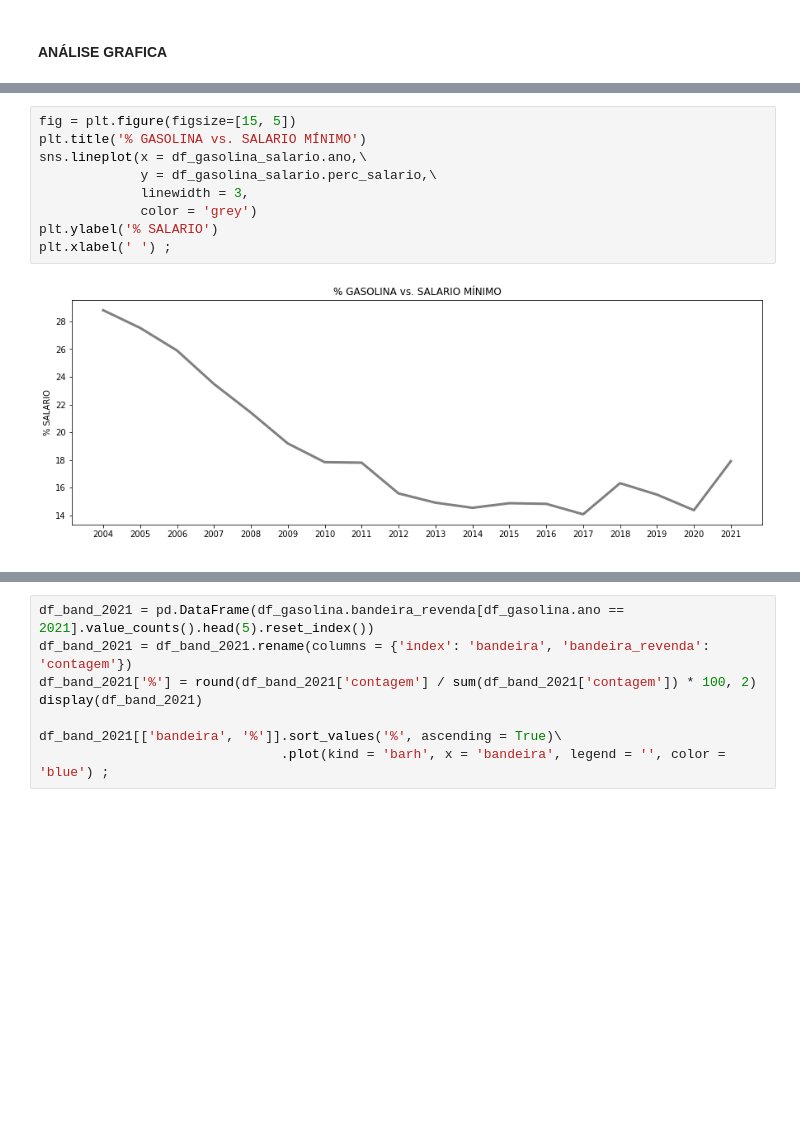
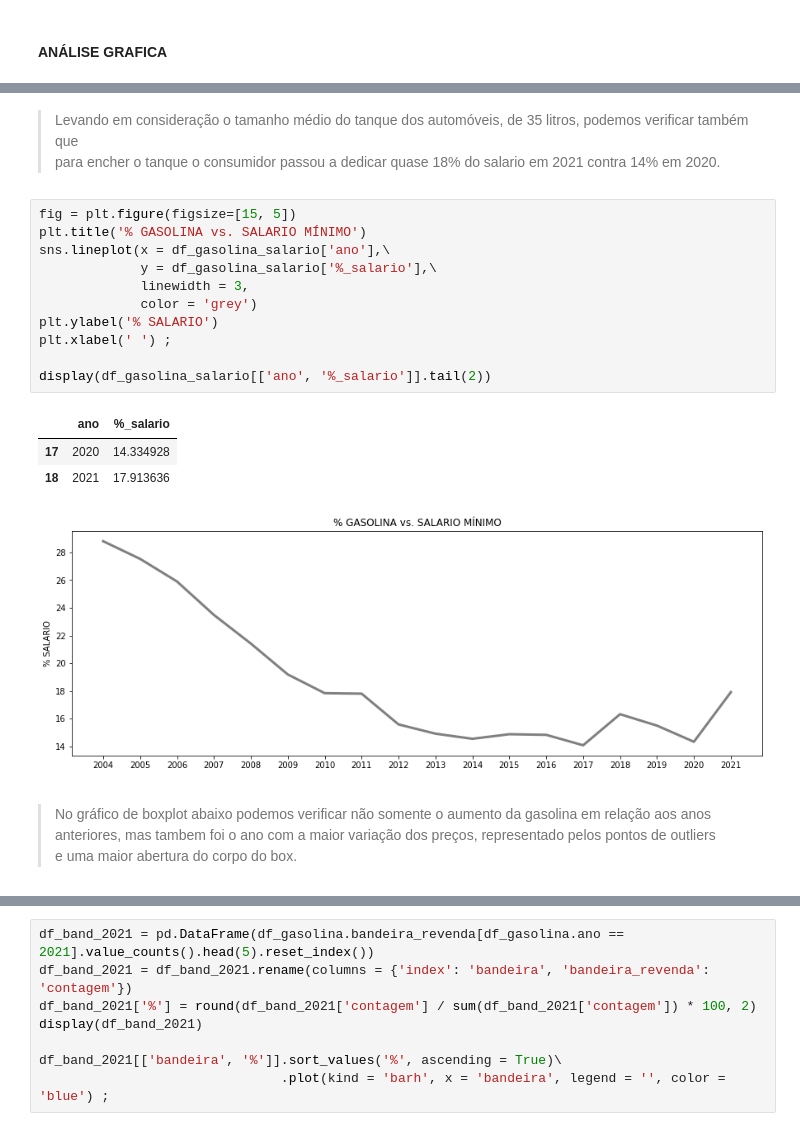
Before and after one commit to MaykeSilva/variacaoHistoricaGasolina, a Jupyter notebook: hitPrecoCombustivel.ipynb, the cells around one changed output, grey strips where cells are left out. Cells and saved outputs as stored; diff of their text form; blank space fills up the shorter version.

```diff
--- a/hitPrecoCombustivel.ipynb
+++ b/hitPrecoCombustivel.ipynb
@@ -219,14 +247,26 @@ plt.xlabel(' ') ;
+# %% [markdown]
+> Levando em consideração o tamanho médio do tanque dos automóveis, de 35 litros, podemos verificar também que <br/>
+> para encher o tanque o consumidor passou a dedicar quase 18% do salario em 2021 contra 14% em 2020.
 # %%
 fig = plt.figure(figsize=[15, 5])
 plt.title('% GASOLINA vs. SALARIO MÍNIMO')
-sns.lineplot(x = df_gasolina_salario.ano,\
-             y = df_gasolina_salario.perc_salario,\
+sns.lineplot(x = df_gasolina_salario['ano'],\
+             y = df_gasolina_salario['%_salario'],\
              linewidth = 3,
              color = 'grey')
 plt.ylabel('% SALARIO')
 plt.xlabel(' ') ;
+
+display(df_gasolina_salario[['ano', '%_salario']].tail(2))
 # %% [output]
+|  | ano | %_salario |
+| 17 | 2020 | 14.334928 |
+| 18 | 2021 | 17.913636 |
 [figure]
+# %% [markdown]
+> No gráfico de boxplot abaixo podemos verificar não somente o aumento da gasolina em relação aos anos <br/>
+> anteriores, mas tambem foi o ano com a maior variação dos preços, representado pelos pontos de outliers <br/>
+> e uma maior abertura do corpo do box.
 # %%
 fig = plt.figure(figsize=[15, 5])
 plt.title('VARIAÇÃO DO PREÇO DA GASOLINA POR ANO - ESTADOS')
```
Also changed, not shown: parts of 16 cells of this notebook.
